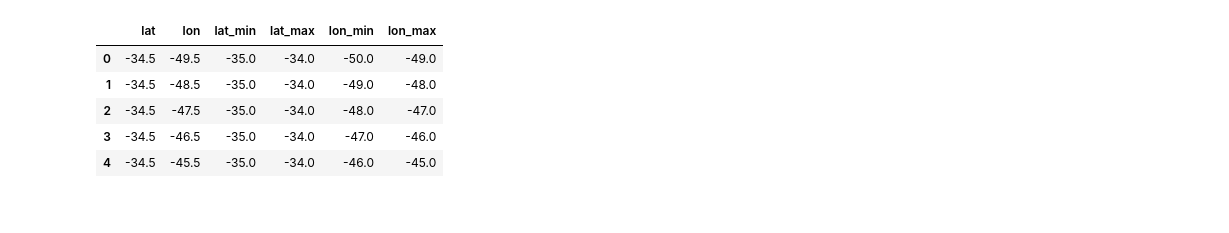
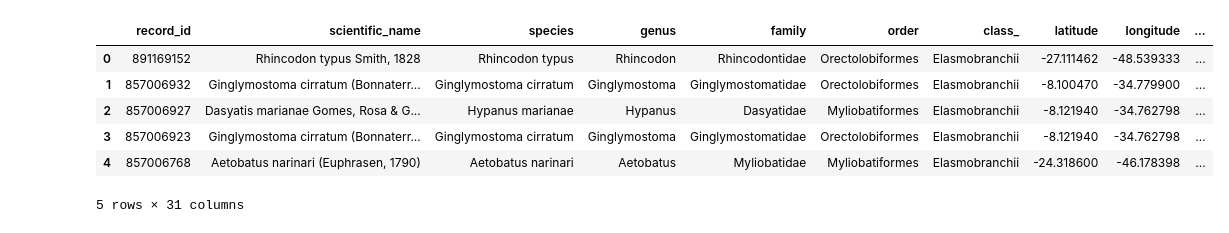
Before and after one commit to viniruggeri/nova-selachiia, a Jupyter notebook: notebooks/02_data_analysis.ipynb, the cells around one changed output. Cells and saved outputs as stored; diff of their text form; code cells hidden in the pictures.

```diff
--- a/notebooks/02_data_analysis.ipynb
+++ b/notebooks/02_data_analysis.ipynb
@@ -81,45 +64,31 @@ Construct 1°×1° spatial grid over the Brazilian Exclusive Economic Zone (EEZ)
 # %%
-def make_grid(region: RegionBBox, resolution: float) -> pd.DataFrame:
-    """
-    Construct regular lat-lon grid with cell centers.
+# Load cleaned GBIF data (Parquet format)
+gbif_path = processed_dir / "gbif_cleaned.parquet"
+summary_path = processed_dir / "gbif_spatiotemporal_summary.parquet"
 
-    Parameters
-    ----------
-    region : RegionBBox
-        Bounding box with lat_min, lat_max, lon_min, lon_max
-    resolution : float
-        Grid spacing in degrees
+print(f"📂 Loading data...")
+df_gbif = pd.read_parquet(gbif_path)
+df_summary = pd.read_parquet(summary_path)
 
-    Returns
-    -------
-    pd.DataFrame
-        Grid cells with center coordinates and bounds
-    """
-    lats = np.arange(region.lat_min + resolution / 2, region.lat_max, resolution)
-    lons = np.arange(region.lon_min + resolution / 2, region.lon_max, resolution)
+print(f"\n✅ Loaded successfully!")
+print(f"\n📊 Full Dataset:")
+print(f"   Records: {len(df_gbif):,}")
+print(f"   Columns: {len(df_gbif.columns)}")
+print(f"   Memory: {df_gbif.memory_usage(deep=True).sum() / (1024**2):.2f} MB")
+print(f"   Date range: {df_gbif['year'].min():.0f}-{df_gbif['year'].max():.0f}")
+print(f"   Species: {df_gbif['species'].nunique()}")
 
-    cells = []
-    for lat in lats:
+print(f"\n📋 Spatiotemporal Summary:")
+print(f"   Occupied cells: {len(df_summary):,}")
+print(f"   Quarters: {df_summary['year_quarter'].nunique()}")
+print(f"   Spatial cells: {df_summary['spatial_cell_id'].nunique()}")
 
-        for lon in lons:grid.head()
+print(f"\n🦈 Target Sharks:")
+target_counts = df_gbif[df_gbif['is_target_shark']].groupby('target_species_name').size()
+for species, count in target_counts.items():
+    if species != 'Other':
+        print(f"   • {species}: {count}")
 
-            cells.append({print(f"Cell area at 30°S: ~{(cfg.grid_deg * 111)**2 * np.cos(np.radians(30)):.0f} km²")
-
-                "lat": lat,print(f"Cell area at equator: ~{(cfg.grid_deg * 111)**2:.0f} km²")
-
-                "lon": lon,print(f"Total grid cells: {len(grid)} ({n_lat_expected} lat × {n_lon_expected} lon)")
-
-                "lat_min": lat - resolution / 2,
-
-                "lat_max": lat + resolution / 2,assert len(grid) == n_lat_expected * n_lon_expected, f"Grid size mismatch: {len(grid)} ≠ {n_lat_expected * n_lon_expected}"
-
-                "lon_min": lon - resolution / 2,n_lon_expected = int((cfg.region.lon_max - cfg.region.lon_min) / cfg.grid_deg)
-
-                "lon_max": lon + resolution / 2,n_lat_expected = int((cfg.region.lat_max - cfg.region.lat_min) / cfg.grid_deg)
-
-            })# Mathematical validation: check grid dimensions
-
-    return pd.DataFrame(cells)
-
-grid = make_grid(cfg.region, cfg.grid_deg)
+# Display sample
+df_gbif.head()
 # %% [output]
@@ -127,7 +114,8 @@ Total de células no grid: 800
-|  | lat | lon | lat_min | lat_max | lon_min | lon_max |
-| 0 | -34.5 | -49.5 | -35.0 | -34.0 | -50.0 | -49.0 |
-| 1 | -34.5 | -48.5 | -35.0 | -34.0 | -49.0 | -48.0 |
-| 2 | -34.5 | -47.5 | -35.0 | -34.0 | -48.0 | -47.0 |
-| 3 | -34.5 | -46.5 | -35.0 | -34.0 | -47.0 | -46.0 |
-| 4 | -34.5 | -45.5 | -35.0 | -34.0 | -46.0 | -45.0 |
+|  | record_id | scientific_name | species | genus | family | order | class_ | latitude | longitude | ... |
+| 0 | 891169152 | Rhincodon typus Smith, 1828 | Rhincodon typus | Rhincodon | Rhincodontidae | Orectolobiformes | Elasmobranchii | -27.111462 | -48.539333 | ... |
+| 1 | 857006932 | Ginglymostoma cirratum (Bonnaterr... | Ginglymostoma cirratum | Ginglymostoma | Ginglymostomatidae | Orectolobiformes | Elasmobranchii | -8.100470 | -34.779900 | ... |
+| 2 | 857006927 | Dasyatis marianae Gomes, Rosa & G... | Hypanus marianae | Hypanus | Dasyatidae | Myliobatiformes | Elasmobranchii | -8.121940 | -34.762798 | ... |
+| 3 | 857006923 | Ginglymostoma cirratum (Bonnaterr... | Ginglymostoma cirratum | Ginglymostoma | Ginglymostomatidae | Orectolobiformes | Elasmobranchii | -8.121940 | -34.762798 | ... |
+| 4 | 857006768 | Aetobatus narinari (Euphrasen, 1790) | Aetobatus narinari | Aetobatus | Myliobatidae | Myliobatiformes | Elasmobranchii | -24.318600 | -46.178398 | ... |
+5 rows × 31 columns
 # %% [markdown]
```
Also changed, not shown: parts of 20 cells of this notebook, 20 other files.
